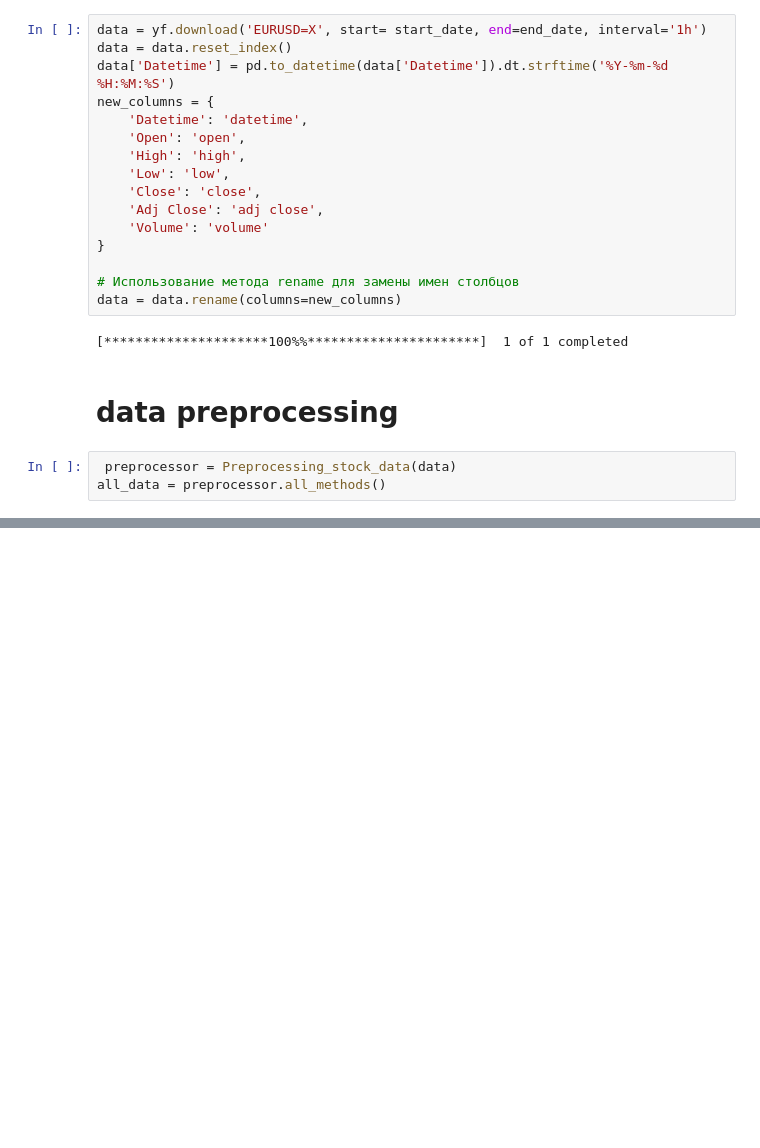
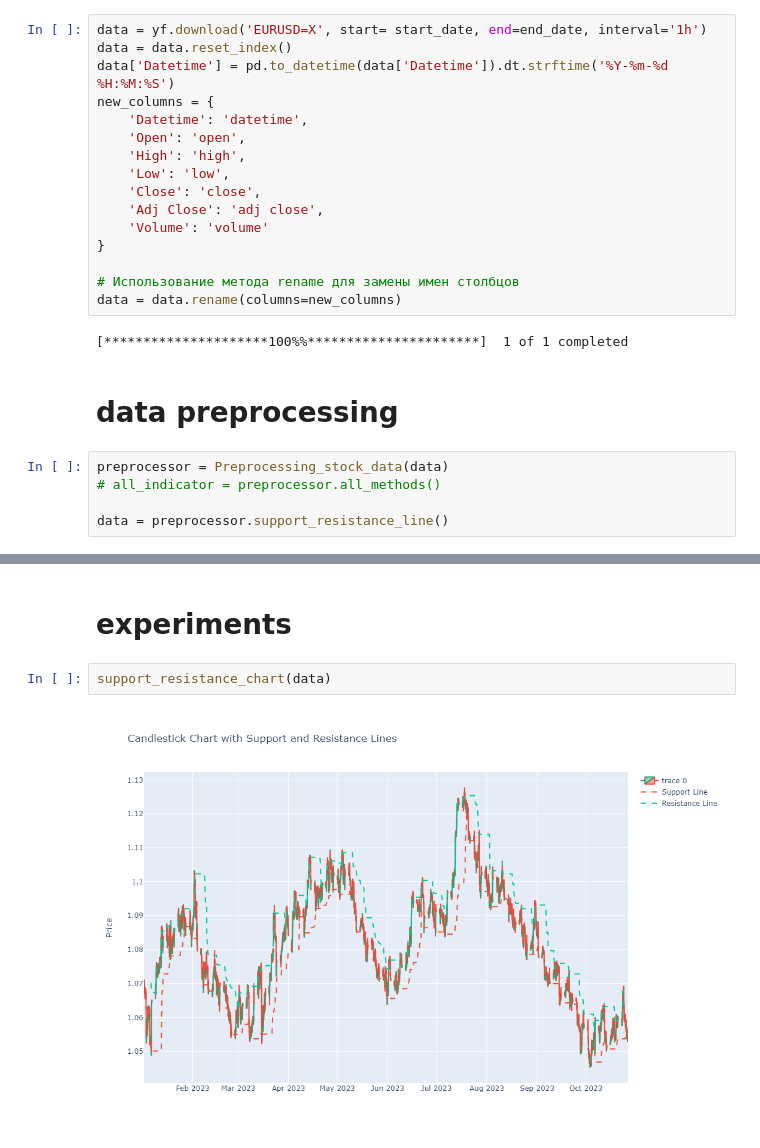
Before and after one commit to Alexa9der/currency_exchange, a Jupyter notebook: receivin_ data.ipynb, the cells around one changed output, grey strips where cells are left out. Cells and saved outputs as stored; diff of their text form; blank space fills up the shorter version.

Commit message:
added function for preprocessing and visualization chart

```diff
--- a/receivin_ data.ipynb
+++ b/receivin_ data.ipynb
@@ -32,6 +33,8 @@ data = data.rename(columns=new_columns)
 # %% [markdown]
 # data preprocessing
 # %%
- preprocessor = Preprocessing_stock_data(data)
-all_data = preprocessor.all_methods()
+preprocessor = Preprocessing_stock_data(data)
+# all_indicator = preprocessor.all_methods()
+
+data = preprocessor.support_resistance_line()
 # %%
@@ -52,0 +42,6 @@ all_data
+# %% [markdown]
+# experiments
+# %%
+support_resistance_chart(data)
+# %% [output]
+[figure, added]
```
Also changed, not shown: parts of 3 cells of this notebook, 3 other files.
